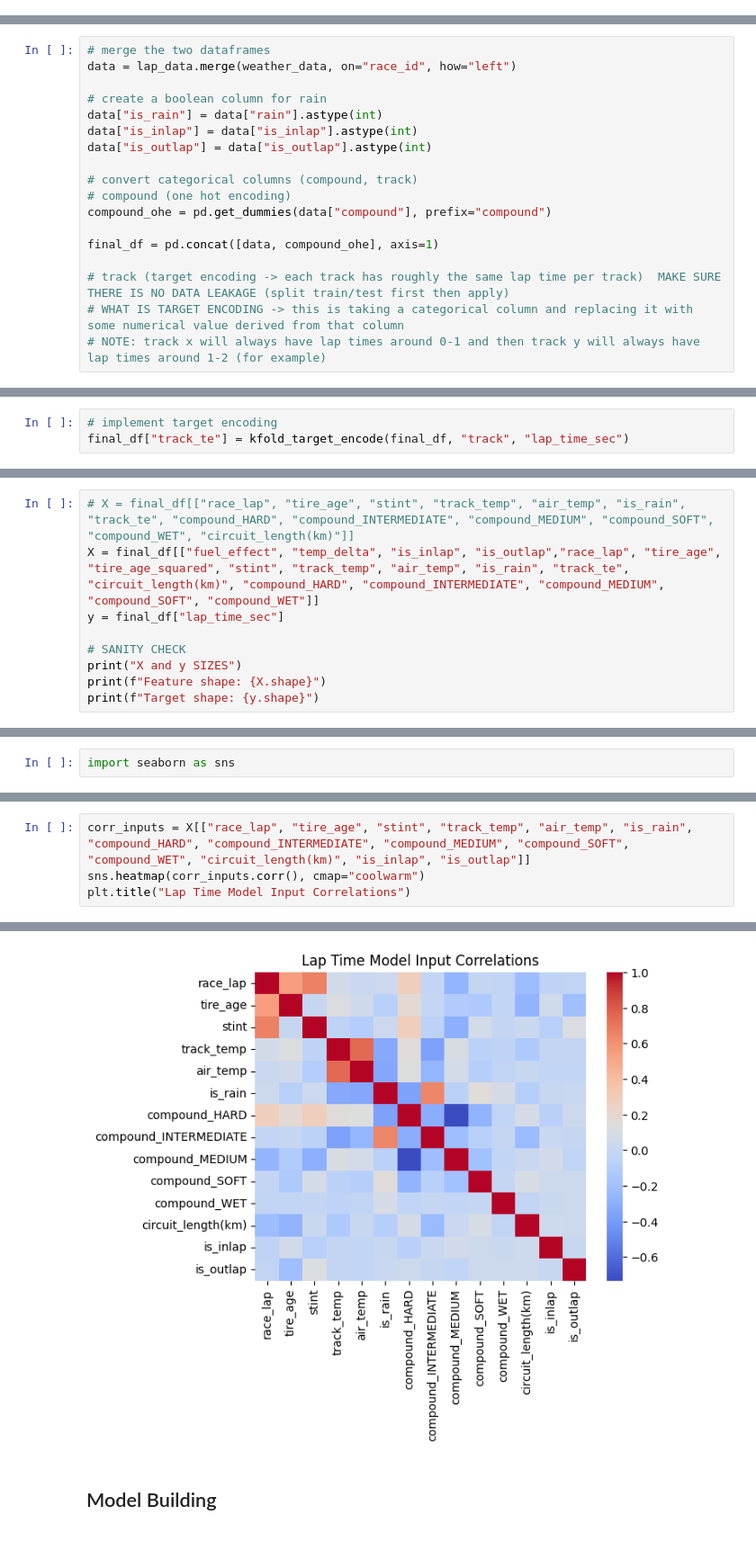
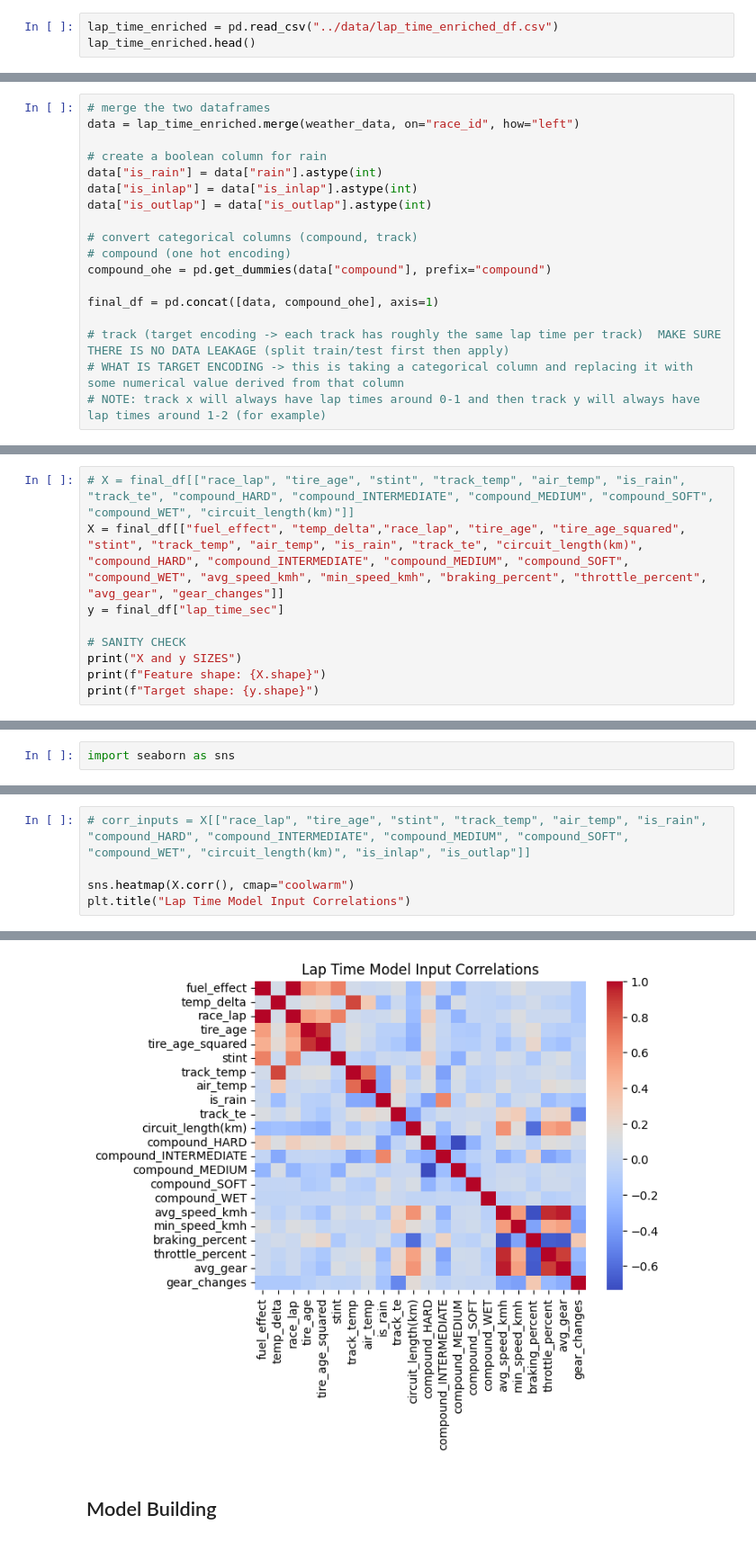
Before and after one commit to briannaghinds/racr, a Jupyter notebook: models/lap_time_predictor.ipynb, the cells around one changed output, grey strips where cells are left out. Shown at 90% size. Drawn from its saved outputs; the diff is of its cells as text.

```diff
--- a/models/lap_time_predictor.ipynb
+++ b/models/lap_time_predictor.ipynb
@@ -9,2 +14,5 @@ import pandas as pd
 # %% [markdown]
 ## Data Gathering/Preprocessing
+# %%
+lap_time_enriched = pd.read_csv("../data/lap_time_enriched_df.csv")
+lap_time_enriched.head()
@@ -24,6 +40,6 @@ lap_data.head()
 # %%
 # merge the two dataframes
-data = lap_data.merge(weather_data, on="race_id", how="left")
+data = lap_time_enriched.merge(weather_data, on="race_id", how="left")
 
 # create a boolean column for rain
 data["is_rain"] = data["rain"].astype(int)
@@ -89,3 +103,0 @@ def kfold_target_encode(df, cat_col, target_col, n_splits=5):
-# %%
-# implement target encoding
-final_df["track_te"] = kfold_target_encode(final_df, "track", "lap_time_sec")
@@ -106,7 +120,7 @@ final_df["fuel_effect"] = final_df["race_lap"] / final_df["race_lap"].max()  # F
 final_df["temp_delta"] = final_df["track_temp"] - final_df["air_temp"]  # Grip conditions
 # %%
 # X = final_df[["race_lap", "tire_age", "stint", "track_temp", "air_temp", "is_rain", "track_te", "compound_HARD", "compound_INTERMEDIATE", "compound_MEDIUM", "compound_SOFT", "compound_WET", "circuit_length(km)"]]
-X = final_df[["fuel_effect", "temp_delta", "is_inlap", "is_outlap","race_lap", "tire_age", "tire_age_squared", "stint", "track_temp", "air_temp", "is_rain", "track_te", "circuit_length(km)", "compound_HARD", "compound_INTERMEDIATE", "compound_MEDIUM", "compound_SOFT", "compound_WET"]]
+X = final_df[["fuel_effect", "temp_delta","race_lap", "tire_age", "tire_age_squared", "stint", "track_temp", "air_temp", "is_rain", "track_te", "circuit_length(km)", "compound_HARD", "compound_INTERMEDIATE", "compound_MEDIUM", "compound_SOFT", "compound_WET", "avg_speed_kmh", "min_speed_kmh", "braking_percent", "throttle_percent", "avg_gear", "gear_changes"]]
 y = final_df["lap_time_sec"]
 
 # SANITY CHECK
@@ -166,12 +180,13 @@ plt.title("Tire Age vs Lap Time")
 Text(0.5, 1.0, 'Tire Age vs Lap Time')
 [figure]
 # %%
-corr_inputs = X[["race_lap", "tire_age", "stint", "track_temp", "air_temp", "is_rain", "compound_HARD", "compound_INTERMEDIATE", "compound_MEDIUM", "compound_SOFT", "compound_WET", "circuit_length(km)", "is_inlap", "is_outlap"]]
-sns.heatmap(corr_inputs.corr(), cmap="coolwarm")
+# corr_inputs = X[["race_lap", "tire_age", "stint", "track_temp", "air_temp", "is_rain", "compound_HARD", "compound_INTERMEDIATE", "compound_MEDIUM", "compound_SOFT", "compound_WET", "circuit_length(km)", "is_inlap", "is_outlap"]]
+
+sns.heatmap(X.corr(), cmap="coolwarm")
 plt.title("Lap Time Model Input Correlations")
 # %% [output]
 Text(0.5, 1.0, 'Lap Time Model Input Correlations')
-[figure, old version]
+[figure, new version]
 # %% [markdown]
 ## Model Building
 # %% [markdown]
```
Also changed, not shown: parts of 16 cells of this notebook, 15 other files.
